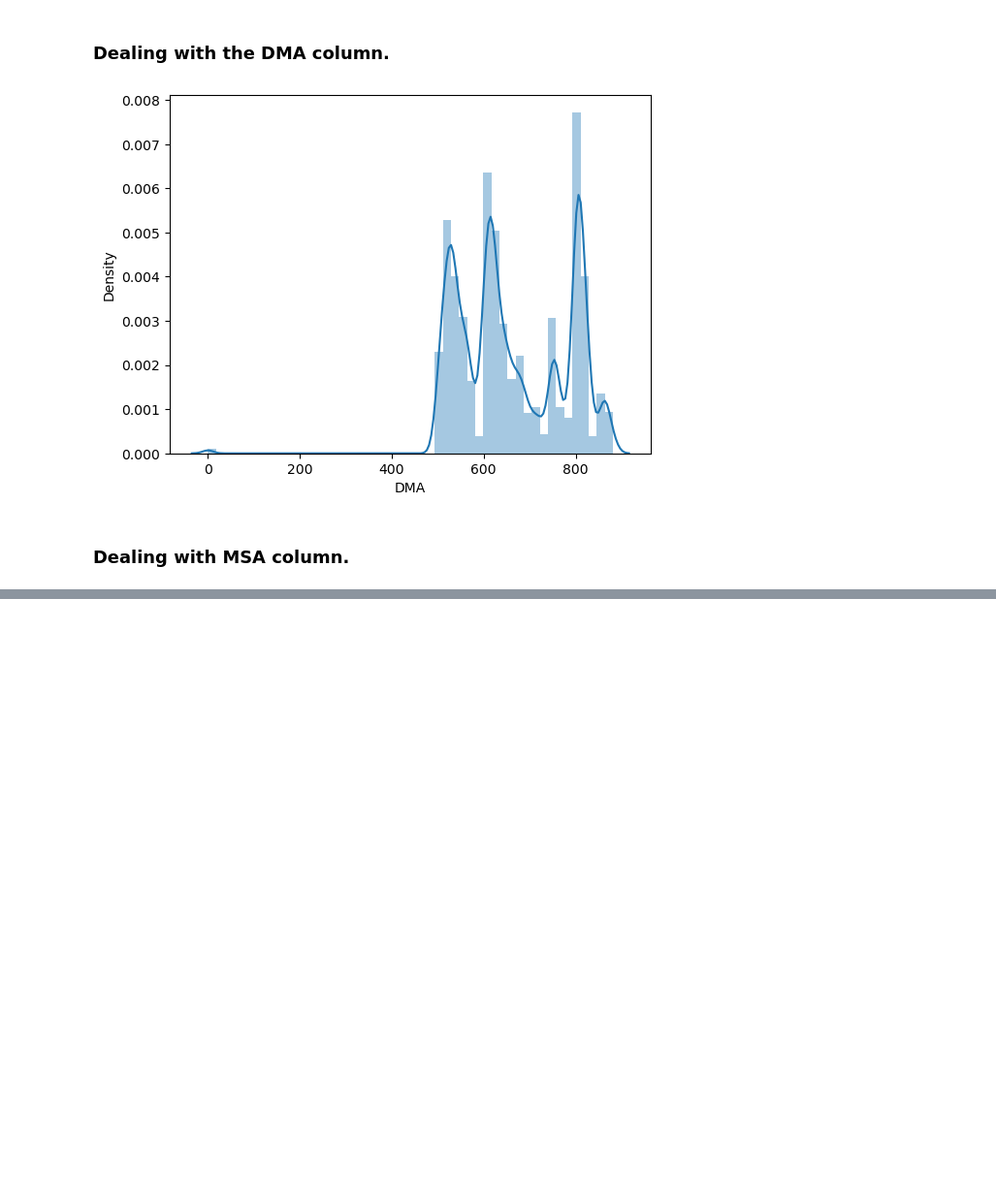
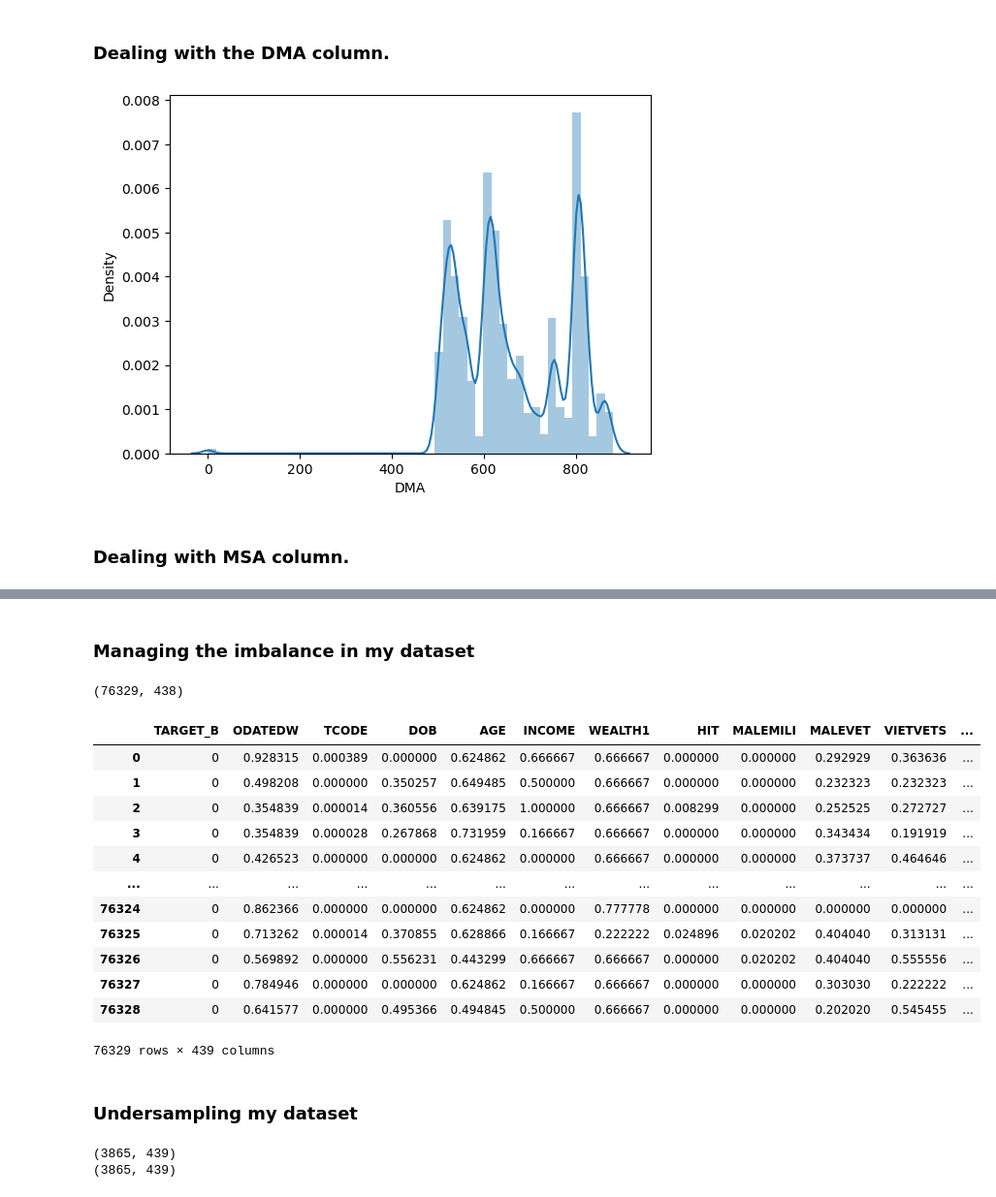
Before and after one commit to yedhukrish96/lab-revisiting-machine-learning, a Jupyter notebook: Lab-Revisiting machine learning.ipynb, the cells around one changed output, grey strips where cells are left out. Shown at 97% size. Saved outputs shown, nothing was run; the diff lists cells and outputs as text; code cells hidden in the pictures; blank space fills up the shorter version.

```diff
--- a/Lab-Revisiting machine learning.ipynb
+++ b/Lab-Revisiting machine learning.ipynb
@@ -370,0 +999,3 @@ numerical['MSA'] = numerical['MSA'].fillna('0.0')
+# %%
+train_cat_encoded_df = pd.DataFrame(train_cat_encoded.toarray(), columns=encoder.get_feature_names_out(X_train_cat.columns))
+test_cat_encoded_df = pd.DataFrame(test_cat_encoded.toarray(), columns=encoder.get_feature_names_out(X_test_cat.columns))
@@ -370,0 +1004,3 @@ numerical['MSA'] = numerical['MSA'].fillna('0.0')
+# %%
+X_train = pd.concat([pd.DataFrame(train_num_scaled, columns=X_train_num.columns), train_cat_encoded_df], axis=1)
+X_test = pd.concat([pd.DataFrame(test_num_scaled, columns=X_test_num.columns), test_cat_encoded_df], axis=1)
@@ -370,0 +1053,4 @@ numerical['MSA'] = numerical['MSA'].fillna('0.0')
+# %% [markdown]
+### Managing the imbalance in my dataset
+# %%
+y_train = y_train.reset_index().drop(['index'], axis=1)
@@ -370,0 +1059,24 @@ numerical['MSA'] = numerical['MSA'].fillna('0.0')
+# %%
+trainset=pd.concat([y_train, X_train ], axis=1)
+# %%
+X_train.shape
+# %% [output]
+(76329, 438)
+# %%
+trainset
+# %% [output]
+|  | TARGET_B | ODATEDW | TCODE | DOB | AGE | INCOME | WEALTH1 | HIT | MALEMILI | MALEVET | VIETVETS | ... |
+| 0 | 0 | 0.928315 | 0.000389 | 0.000000 | 0.624862 | 0.666667 | 0.666667 | 0.000000 | 0.000000 | 0.292929 | 0.363636 | ... |
+| 1 | 0 | 0.498208 | 0.000000 | 0.350257 | 0.649485 | 0.500000 | 0.666667 | 0.000000 | 0.000000 | 0.232323 | 0.232323 | ... |
+| 2 | 0 | 0.354839 | 0.000014 | 0.360556 | 0.639175 | 1.000000 | 0.666667 | 0.008299 | 0.000000 | 0.252525 | 0.272727 | ... |
+| 3 | 0 | 0.354839 | 0.000028 | 0.267868 | 0.731959 | 0.166667 | 0.666667 | 0.000000 | 0.000000 | 0.343434 | 0.191919 | ... |
+| 4 | 0 | 0.426523 | 0.000000 | 0.000000 | 0.624862 | 0.000000 | 0.666667 | 0.000000 | 0.000000 | 0.373737 | 0.464646 | ... |
+| ... | ... | ... | ... | ... | ... | ... | ... | ... | ... | ... | ... | ... |
+| 76324 | 0 | 0.862366 | 0.000000 | 0.000000 | 0.624862 | 0.000000 | 0.777778 | 0.000000 | 0.000000 | 0.000000 | 0.000000 | ... |
+| 76325 | 0 | 0.713262 | 0.000014 | 0.370855 | 0.628866 | 0.166667 | 0.222222 | 0.024896 | 0.020202 | 0.404040 | 0.313131 | ... |
+| 76326 | 0 | 0.569892 | 0.000000 | 0.556231 | 0.443299 | 0.666667 | 0.666667 | 0.000000 | 0.020202 | 0.404040 | 0.555556 | ... |
+| 76327 | 0 | 0.784946 | 0.000000 | 0.000000 | 0.624862 | 0.166667 | 0.666667 | 0.000000 | 0.000000 | 0.303030 | 0.222222 | ... |
+| 76328 | 0 | 0.641577 | 0.000000 | 0.495366 | 0.494845 | 0.500000 | 0.666667 | 0.000000 | 0.000000 | 0.202020 | 0.545455 | ... |
+76329 rows × 439 columns
+# %% [markdown]
+### Undersampling my dataset
@@ -370,0 +1092,6 @@ numerical['MSA'] = numerical['MSA'].fillna('0.0')
+# %%
+print(category_0_undersampled.shape)
+print(category_1.shape)
+# %% [output]
+(3865, 439)
+(3865, 439)
```
Also changed, not shown: parts of 123 cells of this notebook, 1 other file.
